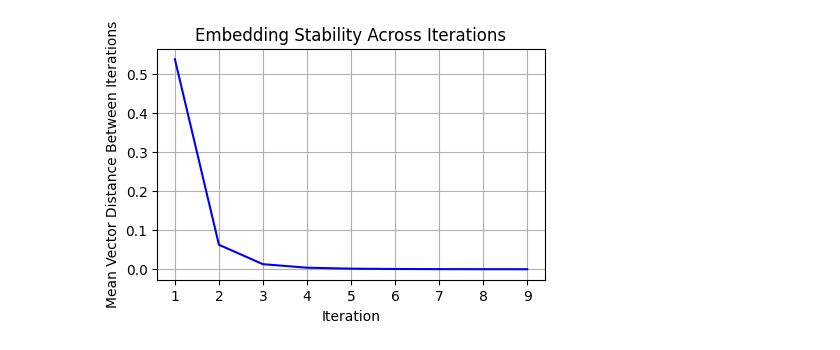
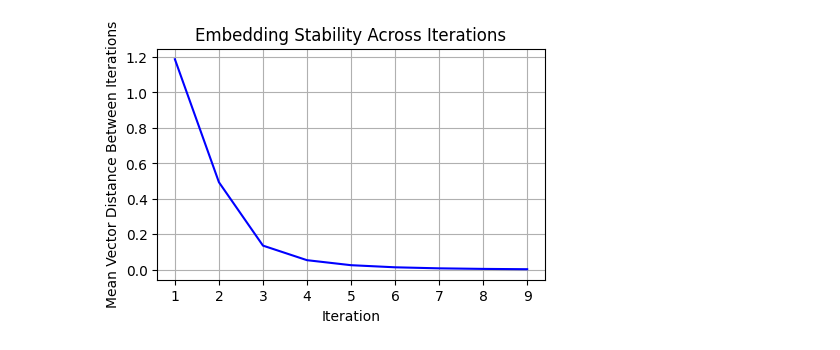
Before and after one commit to jsmnlao/Word-Embeddings-and-Bloom-Filters, a Jupyter notebook: iteration_data.ipynb, the cells around one changed output. Cells and saved outputs as stored; diff of their text form; code cells hidden in the pictures.

```diff
--- a/iteration_data.ipynb
+++ b/iteration_data.ipynb
@@ -8,33 +8,33 @@ import matplotlib.pyplot as plt
 # Load all embedding files
 embeddings = []
 for i in range(10):
-    with open(f'data/iterative_vectors_dropped_tf-idfs/{i}.json', 'r') as f:
+    with open(f'data/iterative_vectors/{i}.json', 'r') as f:
         embeddings.append(json.load(f))
 
 # Calculate average deviation between consecutive iterations
 deviations = []
 for i in range(len(embeddings)-1):
     # Get all common words between consecutive iterations
     words = set(embeddings[i].keys()) & set(embeddings[i+1].keys())
 
     # Calculate euclidean distances for each word
     distances = []
     for word in words:
         vec1 = np.array(embeddings[i][word])
         vec2 = np.array(embeddings[i+1][word])
         distance = np.linalg.norm(vec1 - vec2)
         distances.append(distance)
 
     # Store average deviation for this iteration
     deviations.append(np.mean(distances))
 
 # Plot the results
 plt.figure(figsize=(5, 3))
 plt.plot(range(1, 10), deviations, 'b-')
 plt.xlabel('Iteration')
 plt.ylabel('Mean Vector Distance Between Iterations')
 plt.title('Embedding Stability Across Iterations')
 plt.grid(True)
 plt.show()
 # %% [output]
-[figure, old version]
+[figure, new version]
```
Also changed, not shown: 13 other files.
